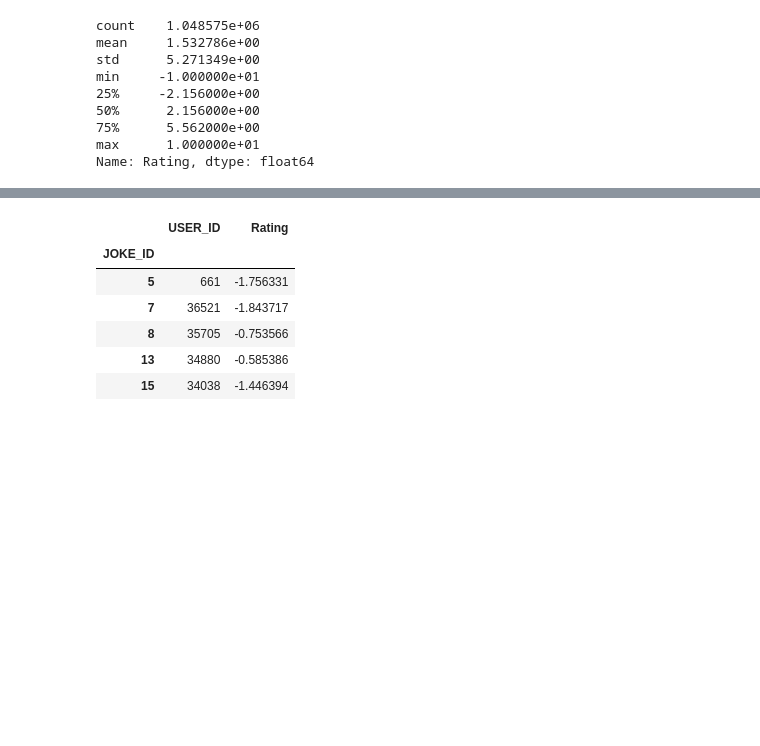
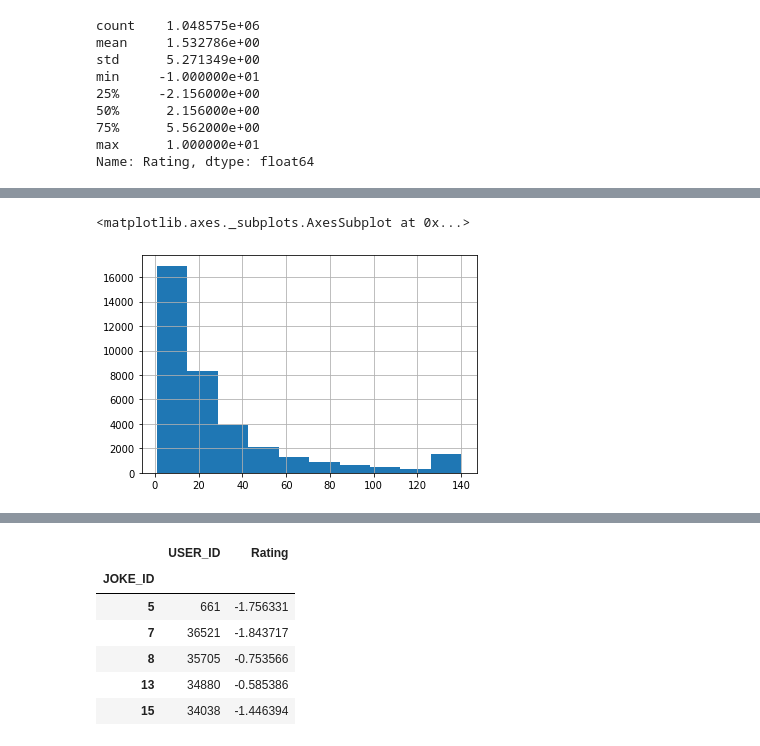
Before and after one commit to mdrgona/nsiete_project, a Jupyter notebook: Data_analysis.ipynb, the cells around one changed output, grey strips where cells are left out. Cells and saved outputs as stored; diff of their text form; code cells hidden in the pictures; blank space fills up the shorter version.

```diff
--- a/Data_analysis.ipynb
+++ b/Data_analysis.ipynb
@@ -37,0 +145,5 @@ data_groupby_joke = data.groupby(['JOKE_ID']).agg({'USER_ID': 'count', 'Rating':
+# %%
+data_groupby_user['JOKE_ID'].hist()
+# %% [output]
+<matplotlib.axes._subplots.AxesSubplot at 0x...>
+[figure, added]
```
Also changed, not shown: parts of 29 cells of this notebook, 1 other file.
